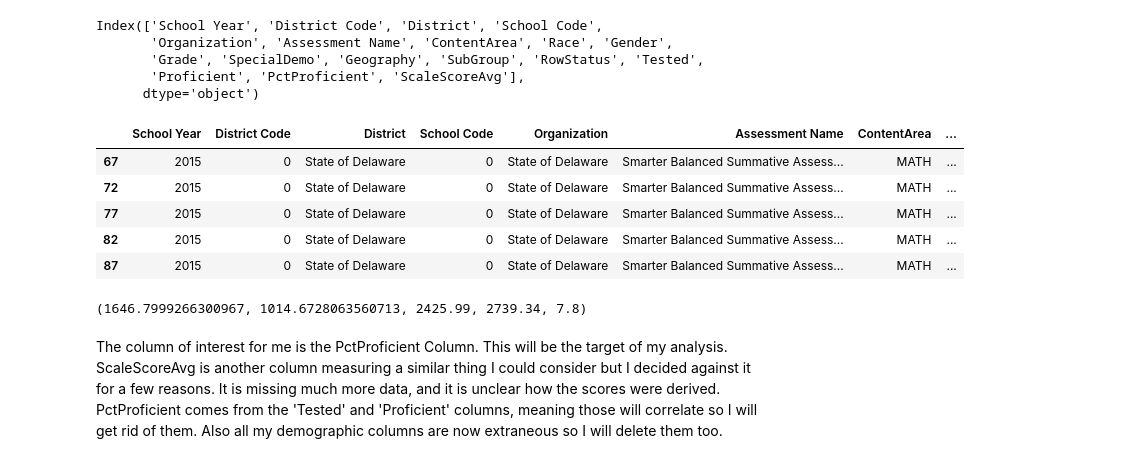
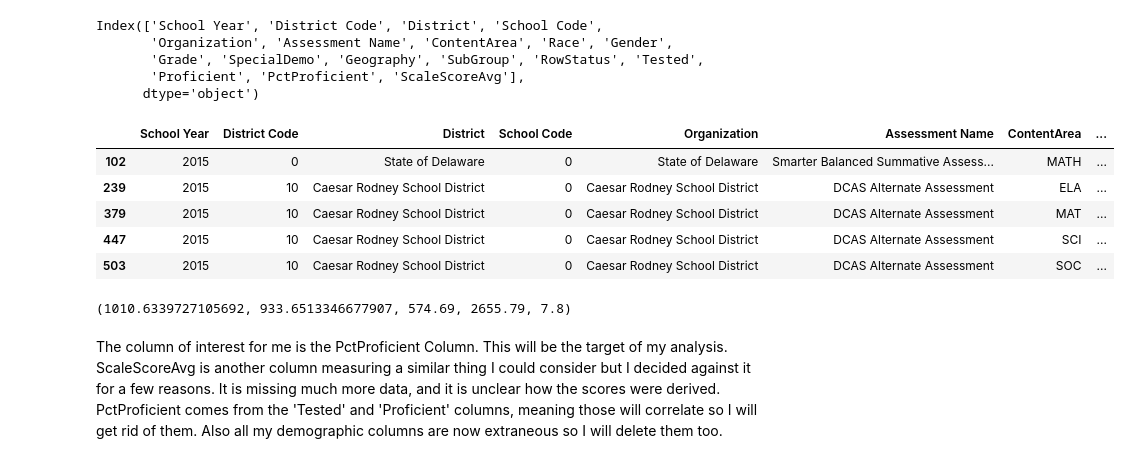
Before and after one commit to andmcllin/Delaware-Education, a Jupyter notebook: 1DelawareDataWrangling.ipynb, the cells around one changed output. Drawn from its saved outputs; the diff is of its cells as text; code cells hidden in the pictures.

```diff
--- a/1DelawareDataWrangling.ipynb
+++ b/1DelawareDataWrangling.ipynb
@@ -15,21 +15,22 @@ Index(['School Year', 'District Code', 'District', 'School Code',
 # %%
 student_assessment_df = student_assessment_df[student_assessment_df['Race'] == 'All Students']
 student_assessment_df = student_assessment_df[student_assessment_df['Gender'] == 'All Students']
 student_assessment_df = student_assessment_df[student_assessment_df['SpecialDemo'] == 'All Students']
 student_assessment_df = student_assessment_df[student_assessment_df['RowStatus'] == 'REPORTED']
+student_assessment_df = student_assessment_df[student_assessment_df['Grade'] == 'All Students']
 student_assessment_df.head()
 # %% [output]
 |  | School Year | District Code | District | School Code | Organization | Assessment Name | ContentArea | ... |
-| 67 | 2015 | 0 | State of Delaware | 0 | State of Delaware | Smarter Balanced Summative Assess... | MATH | ... |
-| 72 | 2015 | 0 | State of Delaware | 0 | State of Delaware | Smarter Balanced Summative Assess... | MATH | ... |
-| 77 | 2015 | 0 | State of Delaware | 0 | State of Delaware | Smarter Balanced Summative Assess... | MATH | ... |
-| 82 | 2015 | 0 | State of Delaware | 0 | State of Delaware | Smarter Balanced Summative Assess... | MATH | ... |
-| 87 | 2015 | 0 | State of Delaware | 0 | State of Delaware | Smarter Balanced Summative Assess... | MATH | ... |
+| 102 | 2015 | 0 | State of Delaware | 0 | State of Delaware | Smarter Balanced Summative Assess... | MATH | ... |
+| 239 | 2015 | 10 | Caesar Rodney School District | 0 | Caesar Rodney School District | DCAS Alternate Assessment | ELA | ... |
+| 379 | 2015 | 10 | Caesar Rodney School District | 0 | Caesar Rodney School District | DCAS Alternate Assessment | MAT | ... |
+| 447 | 2015 | 10 | Caesar Rodney School District | 0 | Caesar Rodney School District | DCAS Alternate Assessment | SCI | ... |
+| 503 | 2015 | 10 | Caesar Rodney School District | 0 | Caesar Rodney School District | DCAS Alternate Assessment | SOC | ... |
 # %%
 student_assessment_df['ScaleScoreAvg'].mean(), student_assessment_df['ScaleScoreAvg'].std(), student_assessment_df['ScaleScoreAvg'].median(), \
     student_assessment_df['ScaleScoreAvg'].max(), student_assessment_df['ScaleScoreAvg'].min()
 # %% [output]
-(1646.7999266300967, 1014.6728063560713, 2425.99, 2739.34, 7.8)
+(1010.6339727105692, 933.6513346677907, 574.69, 2655.79, 7.8)
 # %% [markdown]
 The column of interest for me is the PctProficient Column. This will be the target of my analysis. ScaleScoreAvg is another column measuring a similar thing I could consider but I decided against it for a few reasons. It is missing much more data, and it is unclear how the scores were derived. PctProficient comes from the 'Tested' and 'Proficient' columns, meaning those will correlate so I will get rid of them. Also all my demographic columns are now extraneous so I will delete them too.
 # %%
```
Also changed, not shown: parts of 2 cells of this notebook.
